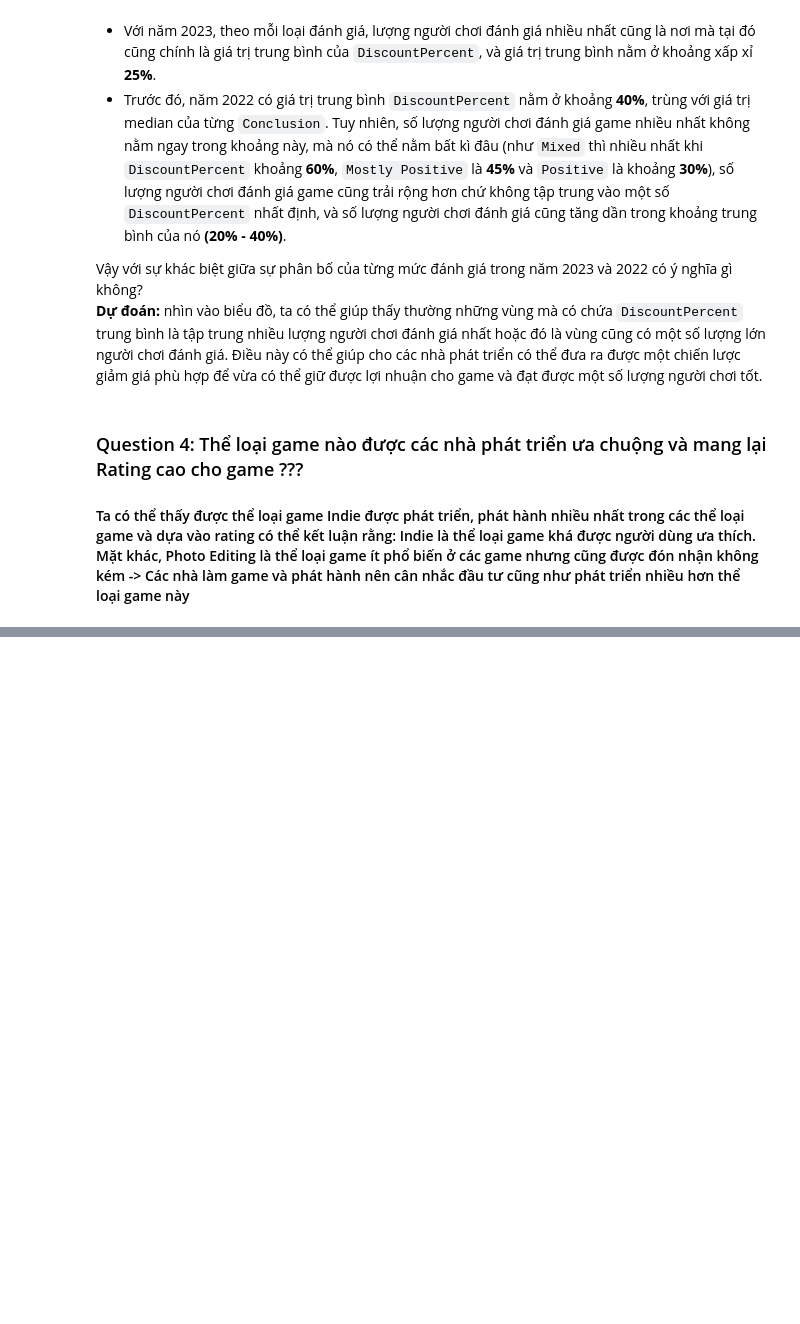
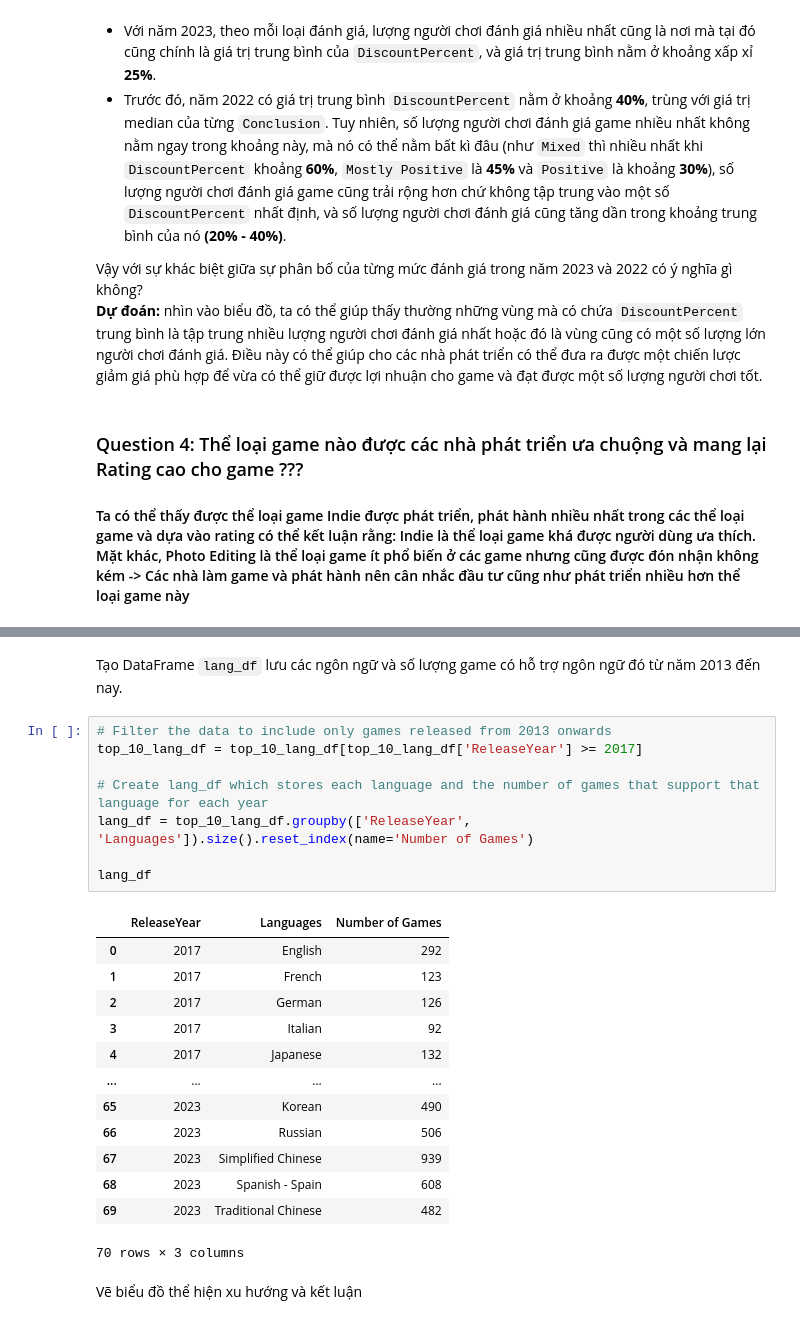
Before and after one commit to cheesepp/steam_game_ratings, a Jupyter notebook: notebooks/eda_questions.ipynb, the cells around one changed output, grey strips where cells are left out. Saved outputs shown, nothing was run; the diff lists cells and outputs as text; blank space fills up the shorter version.

```diff
--- a/notebooks/eda_questions.ipynb
+++ b/notebooks/eda_questions.ipynb
@@ -426,0 +392,26 @@ plt.show()
+# %% [markdown]
+Tạo DataFrame `lang_df` lưu các ngôn ngữ và số lượng game có hỗ trợ ngôn ngữ đó từ năm 2013 đến nay.
+# %%
+# Filter the data to include only games released from 2013 onwards
+top_10_lang_df = top_10_lang_df[top_10_lang_df['ReleaseYear'] >= 2017]
+
+# Create lang_df which stores each language and the number of games that support that language for each year
+lang_df = top_10_lang_df.groupby(['ReleaseYear', 'Languages']).size().reset_index(name='Number of Games')
+
+lang_df
+# %% [output]
+|  | ReleaseYear | Languages | Number of Games |
+| 0 | 2017 | English | 292 |
+| 1 | 2017 | French | 123 |
+| 2 | 2017 | German | 126 |
+| 3 | 2017 | Italian | 92 |
+| 4 | 2017 | Japanese | 132 |
+| ... | ... | ... | ... |
+| 65 | 2023 | Korean | 490 |
+| 66 | 2023 | Russian | 506 |
+| 67 | 2023 | Simplified Chinese | 939 |
+| 68 | 2023 | Spanish - Spain | 608 |
+| 69 | 2023 | Traditional Chinese | 482 |
+70 rows × 3 columns
+# %% [markdown]
+Vẽ biểu đồ thể hiện xu hướng và kết luận
```
Also changed, not shown: parts of 32 cells of this notebook, 2 other files.
